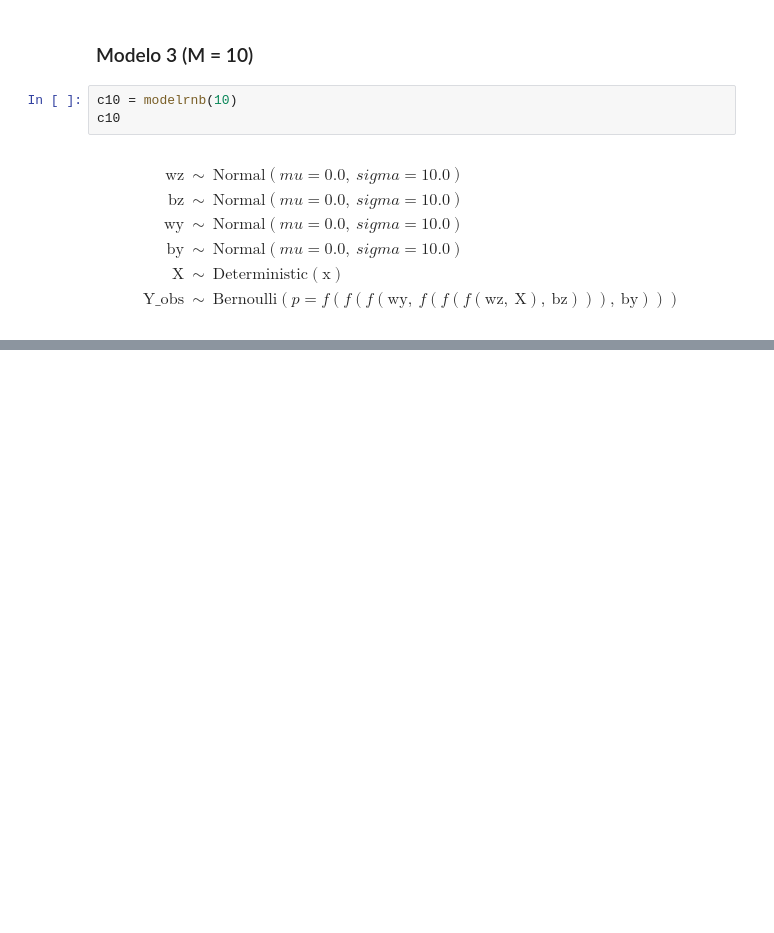
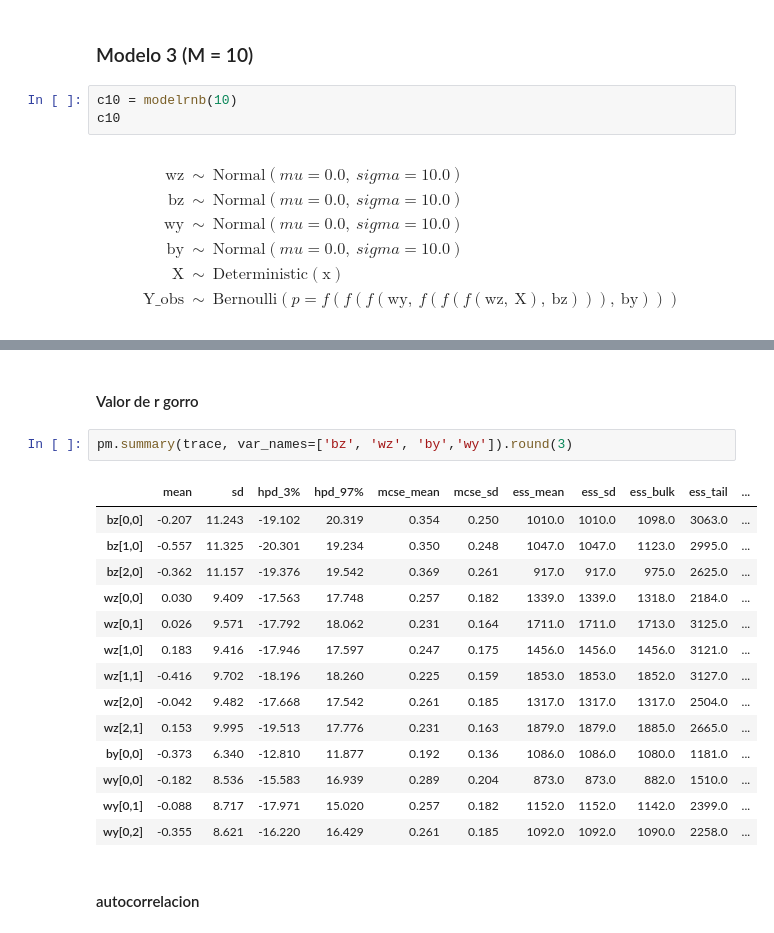
Before and after one commit to Spun1/Proyecto-INFO274-, a Jupyter notebook: proyecto/proyecto.ipynb, the cells around one changed output, grey strips where cells are left out. Cells and saved outputs as stored; diff of their text form; blank space fills up the shorter version.

```diff
--- a/proyecto/proyecto.ipynb
+++ b/proyecto/proyecto.ipynb
@@ -234,0 +300,21 @@ pm.model_to_graphviz(c10)
+# %% [markdown]
+#### Valor de r gorro
+# %%
+pm.summary(trace, var_names=['bz', 'wz', 'by','wy']).round(3)
+# %% [output]
+|  | mean | sd | hpd_3% | hpd_97% | mcse_mean | mcse_sd | ess_mean | ess_sd | ess_bulk | ess_tail | ... |
+| bz[0,0] | -0.207 | 11.243 | -19.102 | 20.319 | 0.354 | 0.250 | 1010.0 | 1010.0 | 1098.0 | 3063.0 | ... |
+| bz[1,0] | -0.557 | 11.325 | -20.301 | 19.234 | 0.350 | 0.248 | 1047.0 | 1047.0 | 1123.0 | 2995.0 | ... |
+| bz[2,0] | -0.362 | 11.157 | -19.376 | 19.542 | 0.369 | 0.261 | 917.0 | 917.0 | 975.0 | 2625.0 | ... |
+| wz[0,0] | 0.030 | 9.409 | -17.563 | 17.748 | 0.257 | 0.182 | 1339.0 | 1339.0 | 1318.0 | 2184.0 | ... |
+| wz[0,1] | 0.026 | 9.571 | -17.792 | 18.062 | 0.231 | 0.164 | 1711.0 | 1711.0 | 1713.0 | 3125.0 | ... |
+| wz[1,0] | 0.183 | 9.416 | -17.946 | 17.597 | 0.247 | 0.175 | 1456.0 | 1456.0 | 1456.0 | 3121.0 | ... |
+| wz[1,1] | -0.416 | 9.702 | -18.196 | 18.260 | 0.225 | 0.159 | 1853.0 | 1853.0 | 1852.0 | 3127.0 | ... |
+| wz[2,0] | -0.042 | 9.482 | -17.668 | 17.542 | 0.261 | 0.185 | 1317.0 | 1317.0 | 1317.0 | 2504.0 | ... |
+| wz[2,1] | 0.153 | 9.995 | -19.513 | 17.776 | 0.231 | 0.163 | 1879.0 | 1879.0 | 1885.0 | 2665.0 | ... |
+| by[0,0] | -0.373 | 6.340 | -12.810 | 11.877 | 0.192 | 0.136 | 1086.0 | 1086.0 | 1080.0 | 1181.0 | ... |
+| wy[0,0] | -0.182 | 8.536 | -15.583 | 16.939 | 0.289 | 0.204 | 873.0 | 873.0 | 882.0 | 1510.0 | ... |
+| wy[0,1] | -0.088 | 8.717 | -17.971 | 15.020 | 0.257 | 0.182 | 1152.0 | 1152.0 | 1142.0 | 2399.0 | ... |
+| wy[0,2] | -0.355 | 8.621 | -16.220 | 16.429 | 0.261 | 0.185 | 1092.0 | 1092.0 | 1090.0 | 2258.0 | ... |
+# %% [markdown]
+#### autocorrelacion
```
Also changed, not shown: parts of 24 cells of this notebook.
